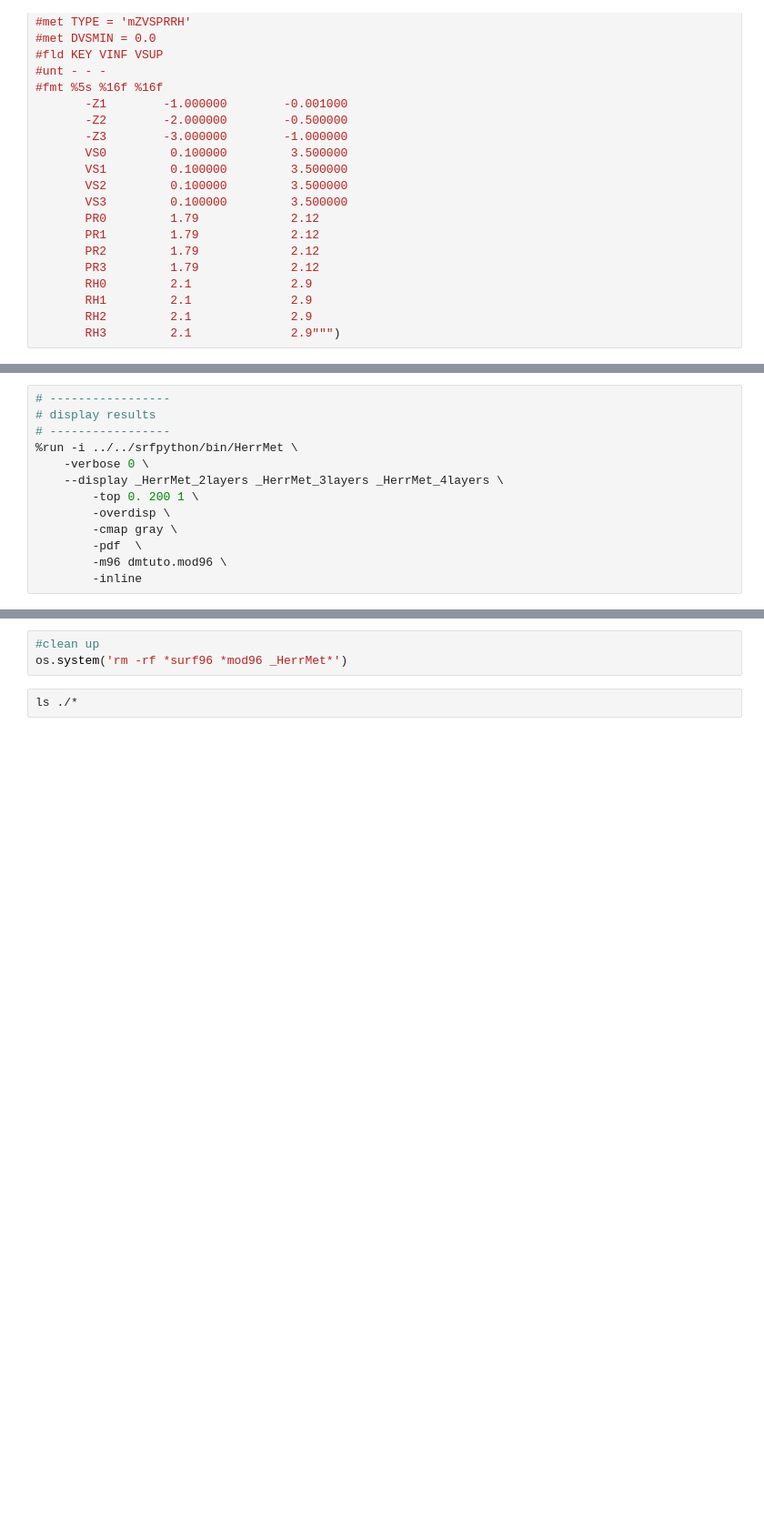
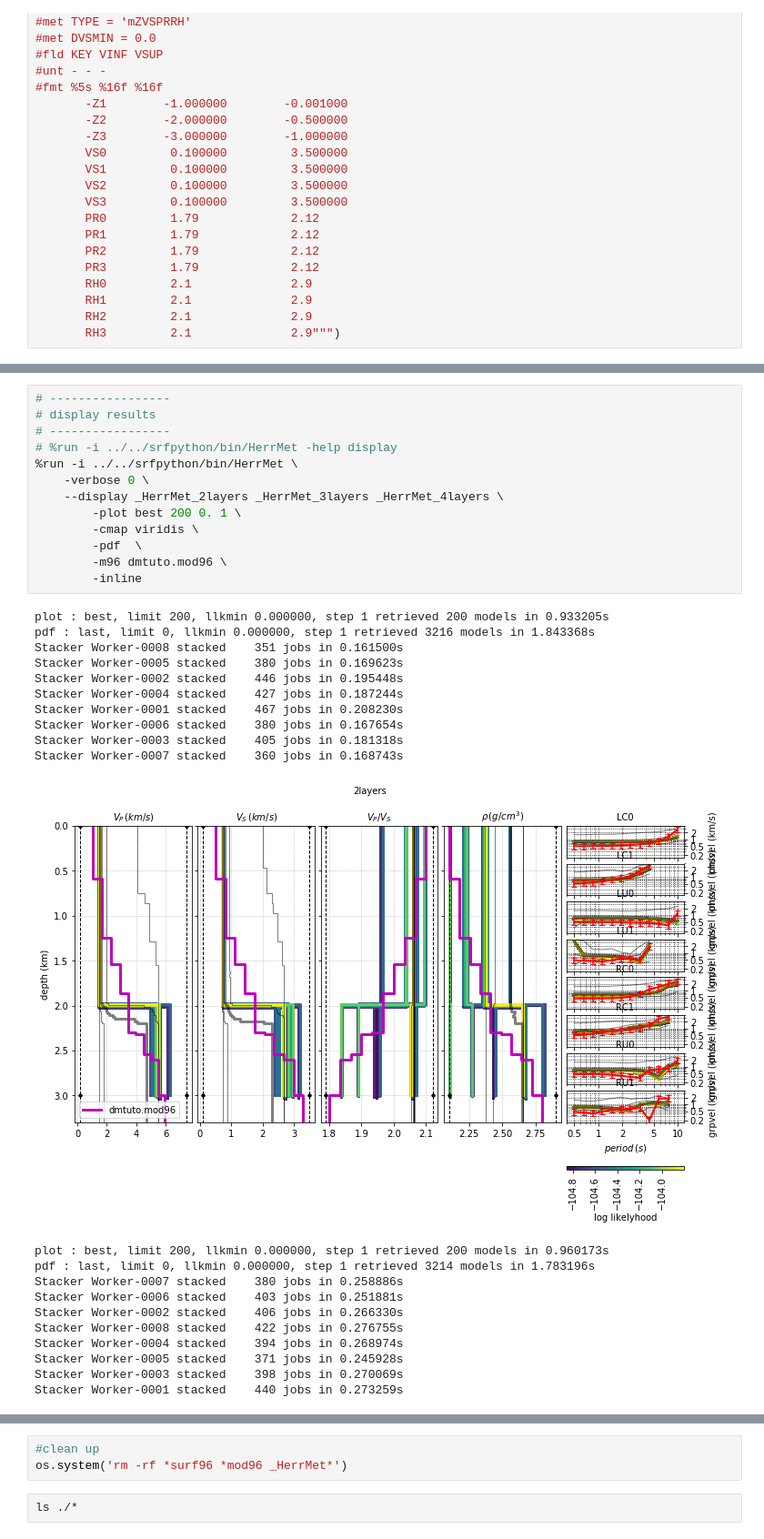
Before and after one commit to obsmax/srfpython, a Jupyter notebook: tutorials/tutorial1/tutorial1.ipynb, the cells around one changed output, grey strips where cells are left out. Shown: that part at 91% size. Cells and saved outputs as stored; diff of their text form; blank space fills up the shorter version.

```diff
--- a/tutorials/tutorial1/tutorial1.ipynb
+++ b/tutorials/tutorial1/tutorial1.ipynb
@@ -245,13 +344,35 @@ print "DONE"
 # %%
 # -----------------
 # display results
 # -----------------
+# %run -i ../../srfpython/bin/HerrMet -help display
 %run -i ../../srfpython/bin/HerrMet \
     -verbose 0 \
     --display _HerrMet_2layers _HerrMet_3layers _HerrMet_4layers \
-        -top 0. 200 1 \
-        -overdisp \
-        -cmap gray \
+        -plot best 200 0. 1 \
+        -cmap viridis \
         -pdf  \
         -m96 dmtuto.mod96 \
         -inline
+# %% [output]
+plot : best, limit 200, llkmin 0.000000, step 1 retrieved 200 models in 0.933205s
+pdf : last, limit 0, llkmin 0.000000, step 1 retrieved 3216 models in 1.843368s
+Stacker Worker-0008 stacked    351 jobs in 0.161500s
+Stacker Worker-0005 stacked    380 jobs in 0.169623s
+Stacker Worker-0002 stacked    446 jobs in 0.195448s
+Stacker Worker-0004 stacked    427 jobs in 0.187244s
+Stacker Worker-0001 stacked    467 jobs in 0.208230s
+Stacker Worker-0006 stacked    380 jobs in 0.167654s
+Stacker Worker-0003 stacked    405 jobs in 0.181318s
+Stacker Worker-0007 stacked    360 jobs in 0.168743s
+[figure, added]
+plot : best, limit 200, llkmin 0.000000, step 1 retrieved 200 models in 0.960173s
+pdf : last, limit 0, llkmin 0.000000, step 1 retrieved 3214 models in 1.783196s
+Stacker Worker-0007 stacked    380 jobs in 0.258886s
+Stacker Worker-0006 stacked    403 jobs in 0.251881s
+Stacker Worker-0002 stacked    406 jobs in 0.266330s
+Stacker Worker-0008 stacked    422 jobs in 0.276755s
+Stacker Worker-0004 stacked    394 jobs in 0.268974s
+Stacker Worker-0005 stacked    371 jobs in 0.245928s
+Stacker Worker-0003 stacked    398 jobs in 0.270069s
+Stacker Worker-0001 stacked    440 jobs in 0.273259s
```
Also changed, not shown: parts of 13 cells of this notebook, 2 other files.
